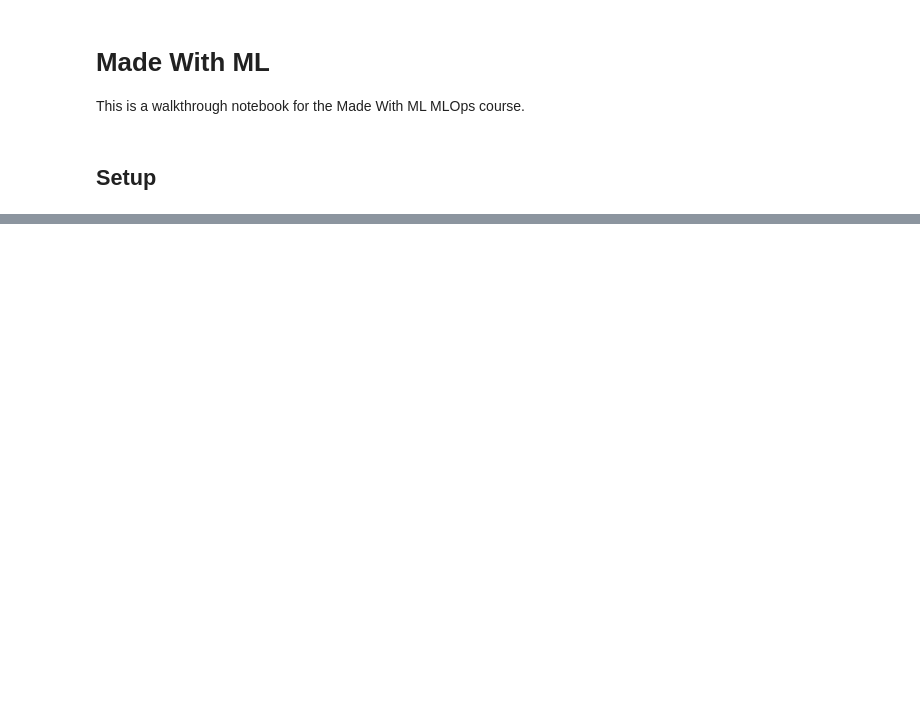
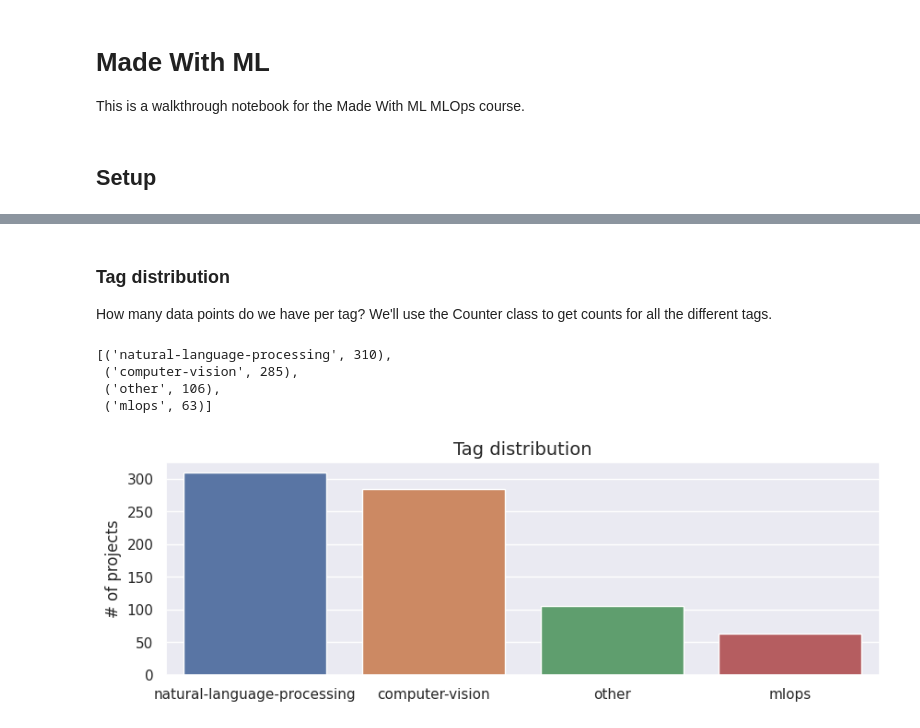
Before and after one commit to Subhadeep0506/made-with-ml, a Jupyter notebook: notebooks/walkthrough.ipynb, the cells around one changed output, grey strips where cells are left out. Saved outputs shown, nothing was run; the diff lists cells and outputs as text; code cells hidden in the pictures; blank space fills up the shorter version.

Commit message:
Data preparing

```diff
--- a/notebooks/walkthrough.ipynb
+++ b/notebooks/walkthrough.ipynb
@@ -25,0 +34,5 @@ ray.cluster_resources()
+# %%
+DATASET_PATH = "../datasets/dataset.csv"
+df = pd.read_csv(DATASET_PATH)
+
+df.head()
@@ -25,0 +206,28 @@ ray.cluster_resources()
+# %%
+import matplotlib.pyplot as plt
+import seaborn as sns
+
+from wordcloud import STOPWORDS, WordCloud
+from collections import Counter
+
+sns.set_theme()
+# %% [markdown]
+### Tag distribution
+How many data points do we have per tag? We'll use the Counter class to get counts for all the different tags.
+# %%
+all_tags = Counter(df.tag)
+all_tags.most_common()
+# %% [output]
+[('natural-language-processing', 310),
+ ('computer-vision', 285),
+ ('other', 106),
+ ('mlops', 63)]
+# %%
+tags, tag_counts = zip(*all_tags.most_common())
+plt.figure(figsize=(10, 3))
+sns.barplot(x=list(tags), y=list(tag_counts))
+plt.title("Tag distribution", fontsize=14)
+plt.ylabel("# of projects", fontsize=12)
+plt.show()
+# %% [output]
+[figure, added]
```
Also changed, not shown: parts of 65 cells of this notebook.
